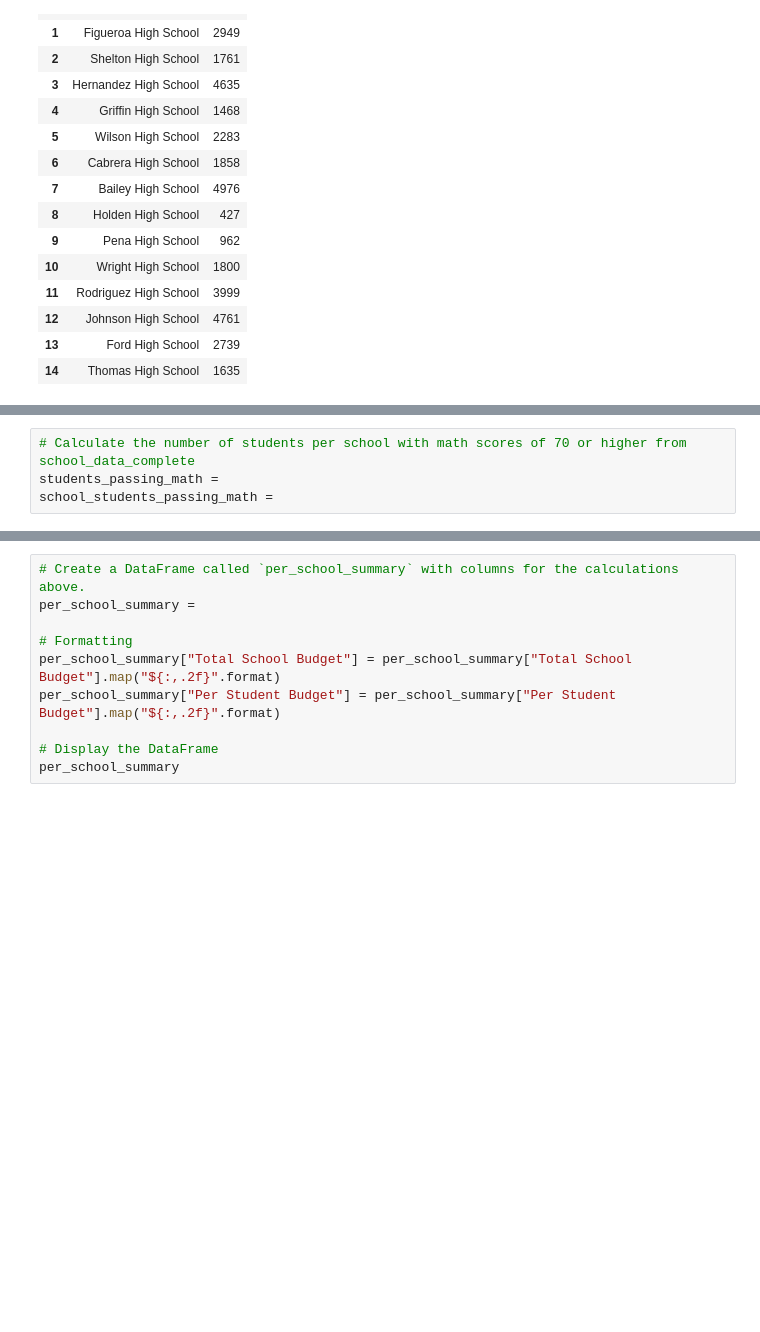
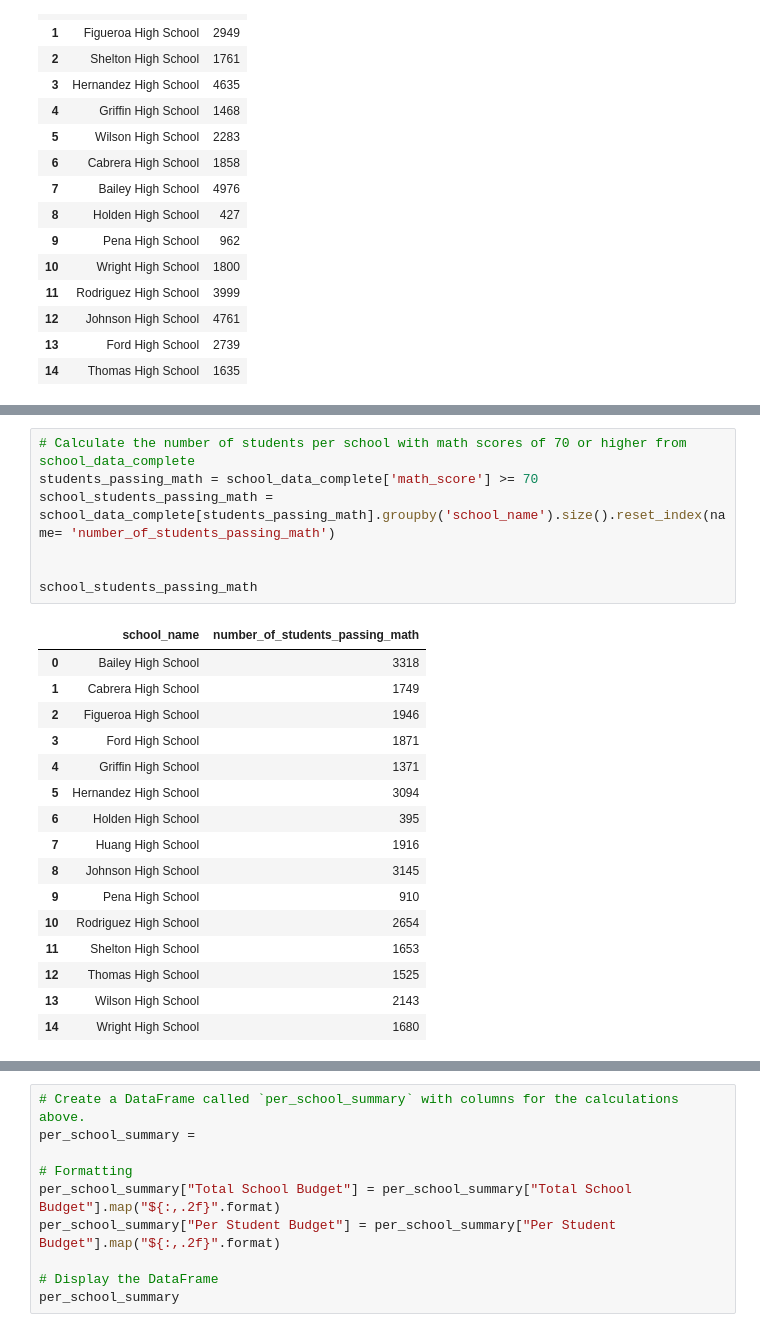
Before and after one commit to jmil86/pandas-challenge, a Jupyter notebook: PyCitySchools/PyCitySchools_starter.ipynb, the cells around one changed output, grey strips where cells are left out. Saved outputs shown, nothing was run; the diff lists cells and outputs as text; blank space fills up the shorter version.

```diff
--- a/PyCitySchools/PyCitySchools_starter.ipynb
+++ b/PyCitySchools/PyCitySchools_starter.ipynb
@@ -155,6 +197,26 @@ per_school_reading =
 # %%
 # Calculate the number of students per school with math scores of 70 or higher from school_data_complete
-students_passing_math =
-school_students_passing_math =
+students_passing_math = school_data_complete['math_score'] >= 70
+school_students_passing_math = school_data_complete[students_passing_math].groupby('school_name').size().reset_index(name= 'number_of_students_passing_math')
+
+
+school_students_passing_math
+# %% [output]
+|  | school_name | number_of_students_passing_math |
+| 0 | Bailey High School | 3318 |
+| 1 | Cabrera High School | 1749 |
+| 2 | Figueroa High School | 1946 |
+| 3 | Ford High School | 1871 |
+| 4 | Griffin High School | 1371 |
+| 5 | Hernandez High School | 3094 |
+| 6 | Holden High School | 395 |
+| 7 | Huang High School | 1916 |
+| 8 | Johnson High School | 3145 |
+| 9 | Pena High School | 910 |
+| 10 | Rodriguez High School | 2654 |
+| 11 | Shelton High School | 1653 |
+| 12 | Thomas High School | 1525 |
+| 13 | Wilson High School | 2143 |
+| 14 | Wright High School | 1680 |
 # %%
 # Calculate the number of students per school with reading scores of 70 or higher from school_data_complete
```
Also changed, not shown: parts of 5 cells of this notebook.
